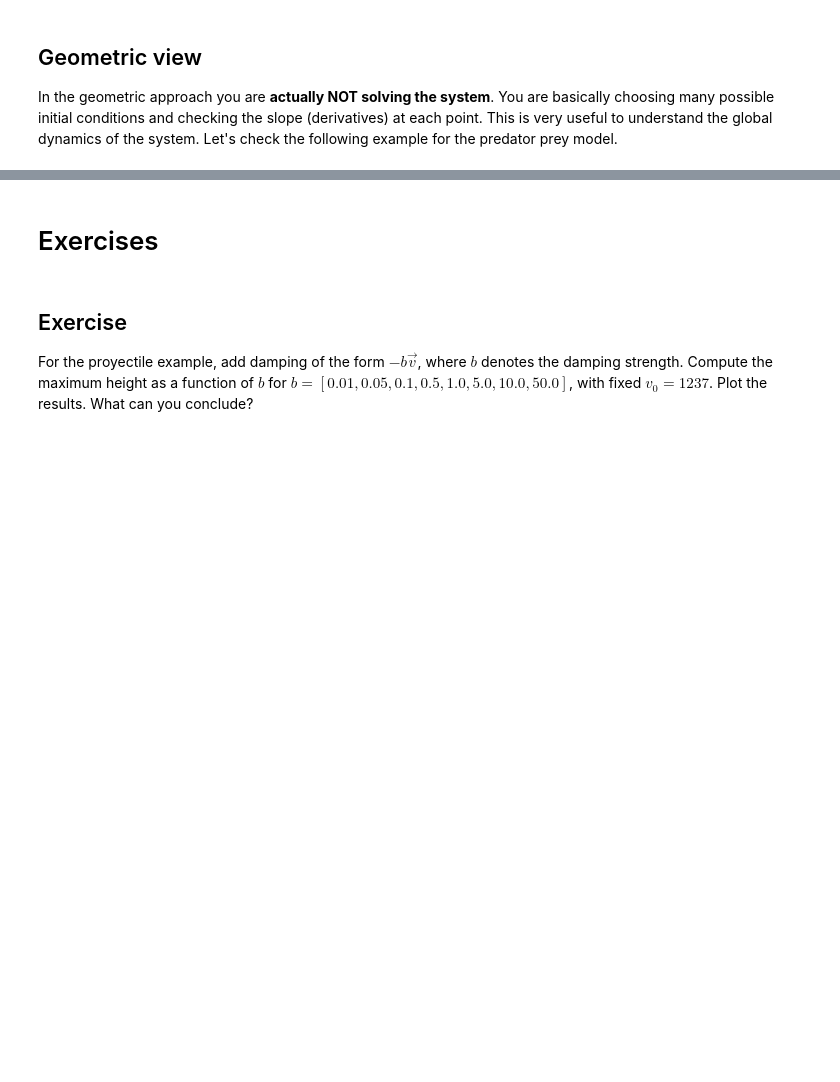
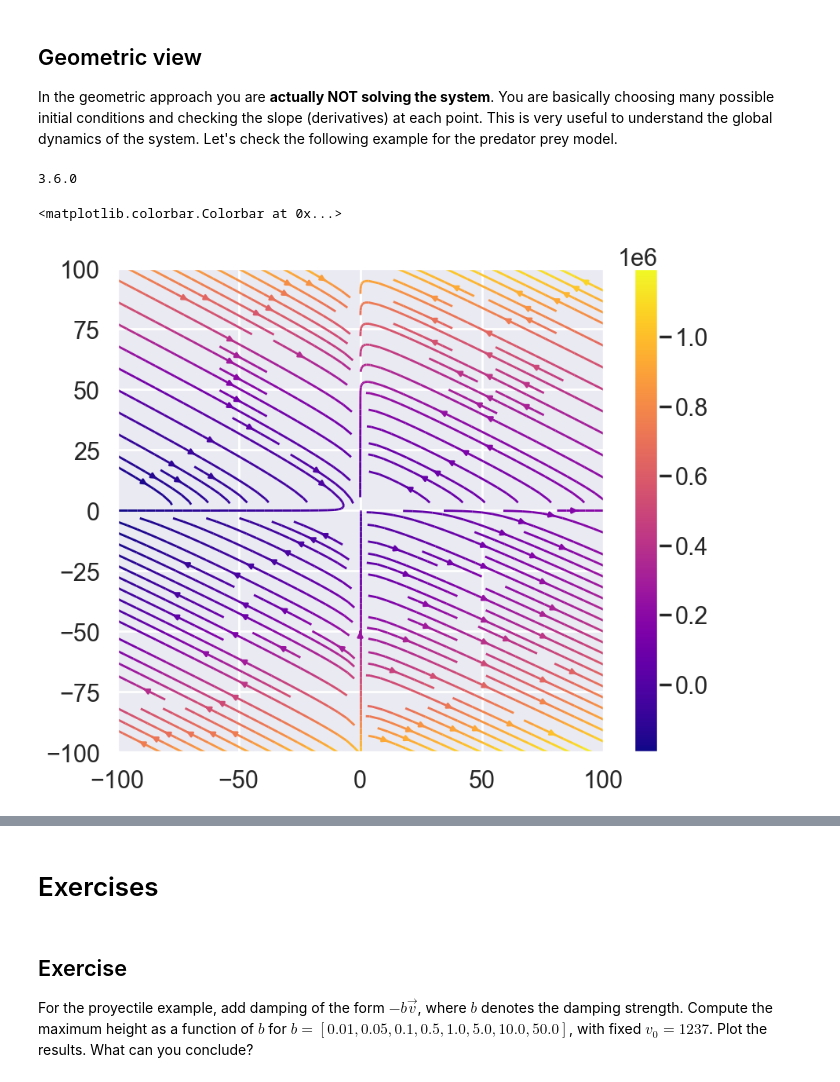
Before and after one commit to saguileran/2022-II-HerrComp, a Jupyter notebook: 05-ODE-IVP/ODESystems-PhasePlane.ipynb, the cells around one changed output, grey strips where cells are left out. Cells and saved outputs as stored; diff of their text form; code cells hidden in the pictures; blank space fills up the shorter version.

```diff
--- a/05-ODE-IVP/ODESystems-PhasePlane.ipynb
+++ b/05-ODE-IVP/ODESystems-PhasePlane.ipynb
@@ -430,34 +470,38 @@ In the geometric approach you are **actually NOT solving the system**. You are b
 import matplotlib
 print(matplotlib.__version__)
 import numpy as np
 import matplotlib.pyplot as plt
 import seaborn as sns
 sns.set()
 sns.set_context('poster')
 
 A=1.2
 B=0.6 # 0.6
 C=0.8
 D=0.3 # 0.3
 
 # function to return the derivatives
 def derivatives(y):
     return np.array([A*y[0] - B*y[0]*y[1], -C*y[1] + D*y[0]*y[1]])
 
 N = 60 # Number of initial conditions
 XMIN = -100.0; XMAX = 100.0 # position
 YMIN = -100.0; YMAX = 100.0 # velocity
 X, Y = np.meshgrid(np.linspace(XMIN, XMAX, N), np.linspace(YMIN, YMAX, N))
 DX, DY = derivatives([X, Y])
 
 M = 200.0
 E = M*9.81*X + 0.5*M*Y*Y
 
 fig = plt.figure(figsize=(10,8))
 # use this for matplotlib < 3.6.0
 #plt.streamplot(X, Y, DX, DY, color=E, density=[1.5, 1.5], linewidth=2, cmap='plasma')
-plt.streamplot(X, Y, DX, DY, color=E, density=[1.5, 1.5], linewidth=2, cmap='plasma', broken_streamlines=False)
+plt.streamplot(X, Y, DX, DY, color=E, density=[1.5, 1.5], linewidth=1, cmap='plasma', broken_streamlines=False)
 plt.colorbar()
+# %% [output]
+3.6.0
+<matplotlib.colorbar.Colorbar at 0x...>
+[figure, added]
 # %%
 %matplotlib inline
 # global imports
```
Also changed, not shown: parts of 9 cells of this notebook, 1 other file.
